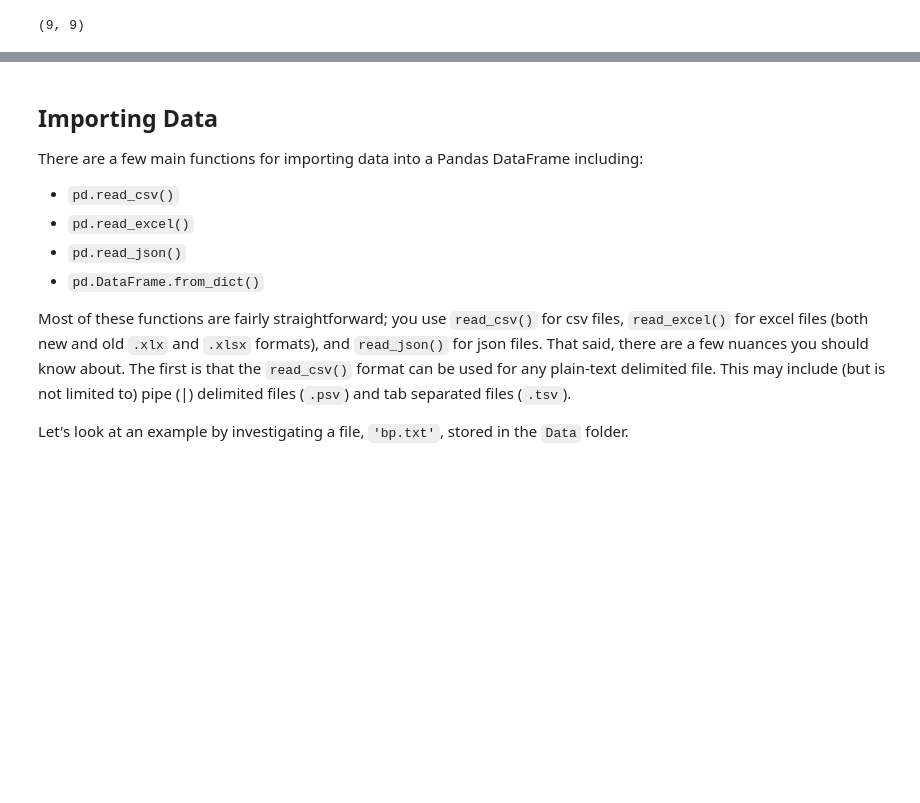
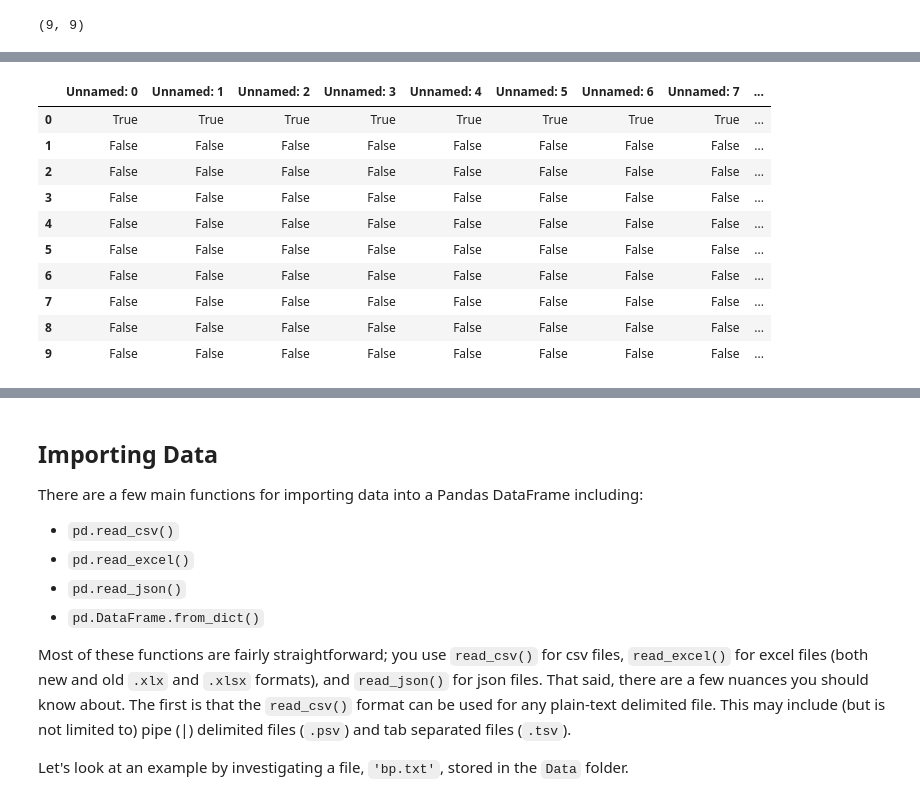
Before and after one commit to LemayianResiato/dsc-importing-data-using-pandas, a Jupyter notebook: index.ipynb, the cells around one changed output, grey strips where cells are left out. Cells and saved outputs as stored; diff of their text form; code cells hidden in the pictures; blank space fills up the shorter version.

```diff
--- a/index.ipynb
+++ b/index.ipynb
@@ -187,0 +263,14 @@ df1
+# %%
+df1.isna()
+# %% [output]
+|  | Unnamed: 0 | Unnamed: 1 | Unnamed: 2 | Unnamed: 3 | Unnamed: 4 | Unnamed: 5 | Unnamed: 6 | Unnamed: 7 | ... |
+| 0 | True | True | True | True | True | True | True | True | ... |
+| 1 | False | False | False | False | False | False | False | False | ... |
+| 2 | False | False | False | False | False | False | False | False | ... |
+| 3 | False | False | False | False | False | False | False | False | ... |
+| 4 | False | False | False | False | False | False | False | False | ... |
+| 5 | False | False | False | False | False | False | False | False | ... |
+| 6 | False | False | False | False | False | False | False | False | ... |
+| 7 | False | False | False | False | False | False | False | False | ... |
+| 8 | False | False | False | False | False | False | False | False | ... |
+| 9 | False | False | False | False | False | False | False | False | ... |
```
Also changed, not shown: parts of 22 cells of this notebook.
